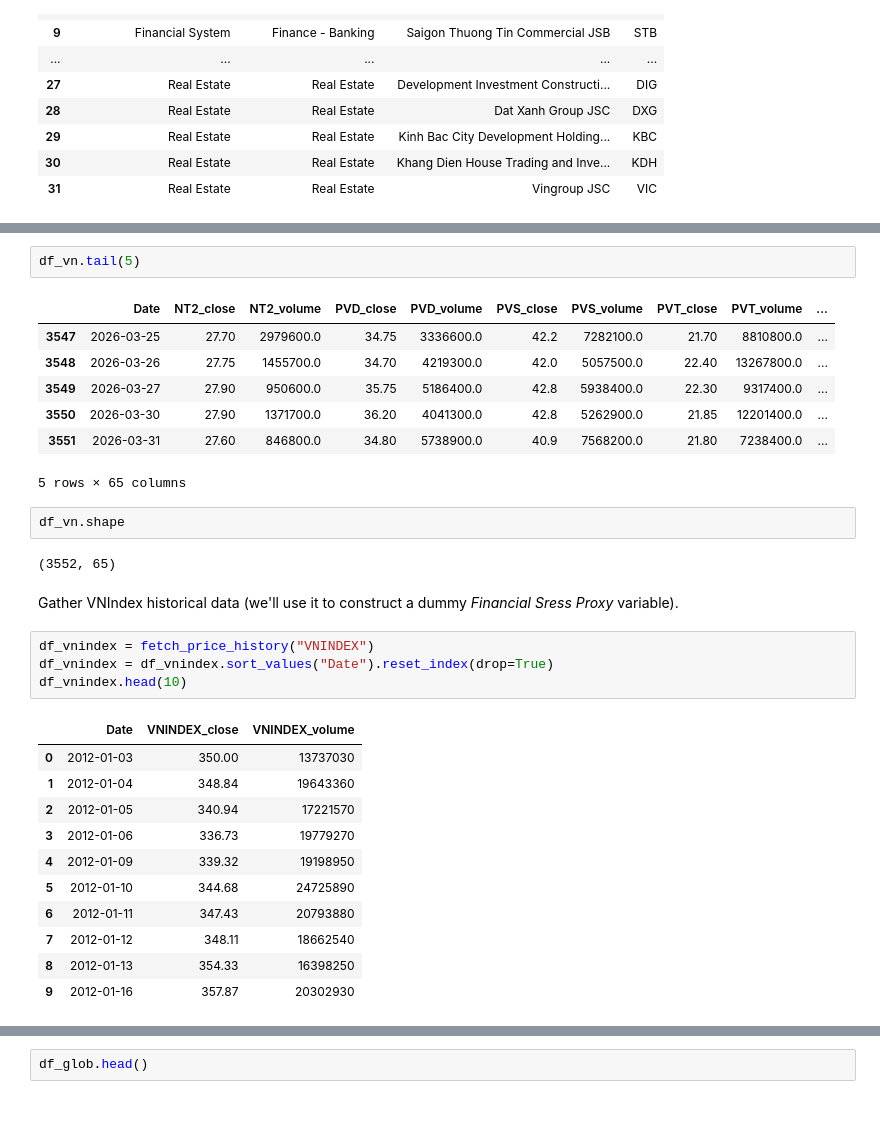
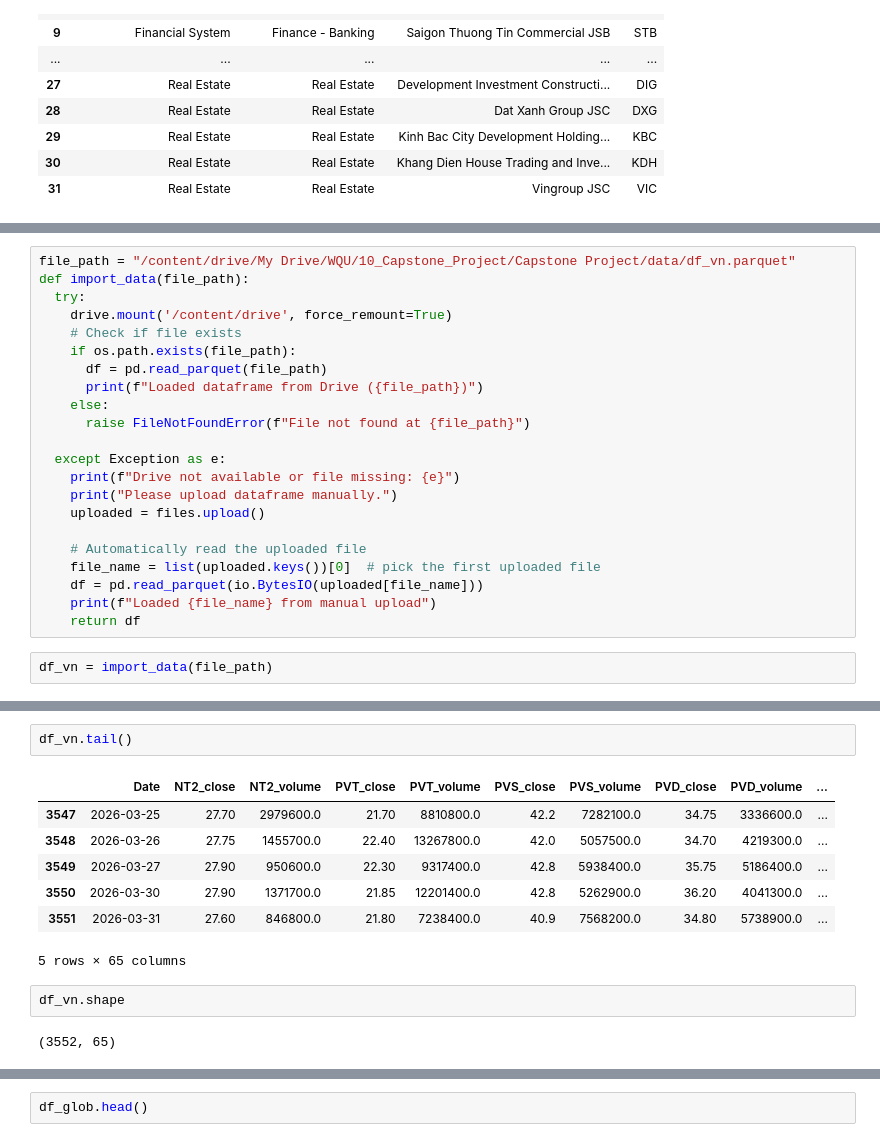
Before and after one commit to SebastianoDenegri/vietnam-systemic-risk-index, a Jupyter notebook: A_Systemic_Risk_Framework_for_the_Vietnamese_Market_a_Composite_Risk_Index_and_Financial_Stress_Prediction.ipynb, the cells around one changed output, grey strips where cells are left out. Cells and saved outputs as stored; diff of their text form; blank space fills up the shorter version.

```diff
--- a/A_Systemic_Risk_Framework_for_the_Vietnamese_Market_a_Composite_Risk_Index_and_Financial_Stress_Prediction.ipynb
+++ b/A_Systemic_Risk_Framework_for_the_Vietnamese_Market_a_Composite_Risk_Index_and_Financial_Stress_Prediction.ipynb
@@ -137,0 +211,24 @@ df_vn.head(5)
+# %%
+file_path = "/content/drive/My Drive/WQU/10_Capstone_Project/Capstone Project/data/df_vn.parquet"
+def import_data(file_path):
+  try:
+    drive.mount('/content/drive', force_remount=True)
+    # Check if file exists
+    if os.path.exists(file_path):
+      df = pd.read_parquet(file_path)
+      print(f"Loaded dataframe from Drive ({file_path})")
+    else:
+      raise FileNotFoundError(f"File not found at {file_path}")
+
+  except Exception as e:
+    print(f"Drive not available or file missing: {e}")
+    print("Please upload dataframe manually.")
+    uploaded = files.upload()
+
+    # Automatically read the uploaded file
+    file_name = list(uploaded.keys())[0]  # pick the first uploaded file
+    df = pd.read_parquet(io.BytesIO(uploaded[file_name]))
+    print(f"Loaded {file_name} from manual upload")
+    return df
+# %%
+df_vn = import_data(file_path)
@@ -138,32 +251,14 @@ df_vn.head(5)
 # %%
-df_vn.tail(5)
+df_vn.tail()
 # %% [output]
-|  | Date | NT2_close | NT2_volume | PVD_close | PVD_volume | PVS_close | PVS_volume | PVT_close | PVT_volume | ... |
-| 3547 | 2026-03-25 | 27.70 | 2979600.0 | 34.75 | 3336600.0 | 42.2 | 7282100.0 | 21.70 | 8810800.0 | ... |
-| 3548 | 2026-03-26 | 27.75 | 1455700.0 | 34.70 | 4219300.0 | 42.0 | 5057500.0 | 22.40 | 13267800.0 | ... |
-| 3549 | 2026-03-27 | 27.90 | 950600.0 | 35.75 | 5186400.0 | 42.8 | 5938400.0 | 22.30 | 9317400.0 | ... |
-| 3550 | 2026-03-30 | 27.90 | 1371700.0 | 36.20 | 4041300.0 | 42.8 | 5262900.0 | 21.85 | 12201400.0 | ... |
-| 3551 | 2026-03-31 | 27.60 | 846800.0 | 34.80 | 5738900.0 | 40.9 | 7568200.0 | 21.80 | 7238400.0 | ... |
+|  | Date | NT2_close | NT2_volume | PVT_close | PVT_volume | PVS_close | PVS_volume | PVD_close | PVD_volume | ... |
+| 3547 | 2026-03-25 | 27.70 | 2979600.0 | 21.70 | 8810800.0 | 42.2 | 7282100.0 | 34.75 | 3336600.0 | ... |
+| 3548 | 2026-03-26 | 27.75 | 1455700.0 | 22.40 | 13267800.0 | 42.0 | 5057500.0 | 34.70 | 4219300.0 | ... |
+| 3549 | 2026-03-27 | 27.90 | 950600.0 | 22.30 | 9317400.0 | 42.8 | 5938400.0 | 35.75 | 5186400.0 | ... |
+| 3550 | 2026-03-30 | 27.90 | 1371700.0 | 21.85 | 12201400.0 | 42.8 | 5262900.0 | 36.20 | 4041300.0 | ... |
+| 3551 | 2026-03-31 | 27.60 | 846800.0 | 21.80 | 7238400.0 | 40.9 | 7568200.0 | 34.80 | 5738900.0 | ... |
 5 rows × 65 columns
 # %%
 df_vn.shape
 # %% [output]
 (3552, 65)
-# %% [markdown]
-Gather VNIndex historical data (we'll use it to construct a dummy *Financial Sress Proxy* variable).
-# %%
-df_vnindex = fetch_price_history("VNINDEX")
-df_vnindex = df_vnindex.sort_values("Date").reset_index(drop=True)
-df_vnindex.head(10)
-# %% [output]
-|  | Date | VNINDEX_close | VNINDEX_volume |
-| 0 | 2012-01-03 | 350.00 | 13737030 |
-| 1 | 2012-01-04 | 348.84 | 19643360 |
-| 2 | 2012-01-05 | 340.94 | 17221570 |
-| 3 | 2012-01-06 | 336.73 | 19779270 |
-| 4 | 2012-01-09 | 339.32 | 19198950 |
-| 5 | 2012-01-10 | 344.68 | 24725890 |
-| 6 | 2012-01-11 | 347.43 | 20793880 |
-| 7 | 2012-01-12 | 348.11 | 18662540 |
-| 8 | 2012-01-13 | 354.33 | 16398250 |
-| 9 | 2012-01-16 | 357.87 | 20302930 |
```
Also changed, not shown: parts of 37 cells of this notebook.
